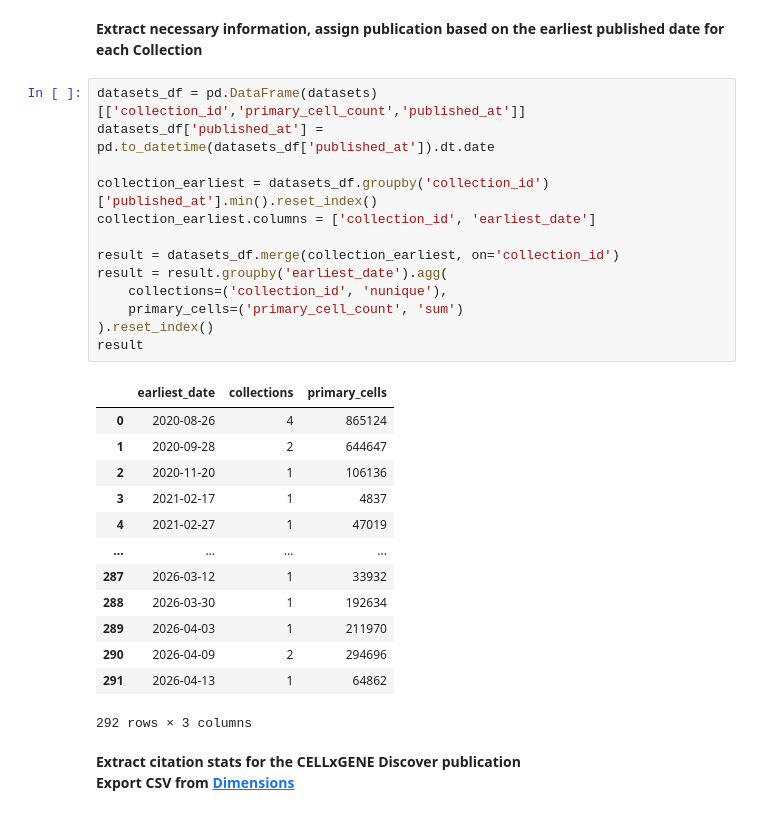
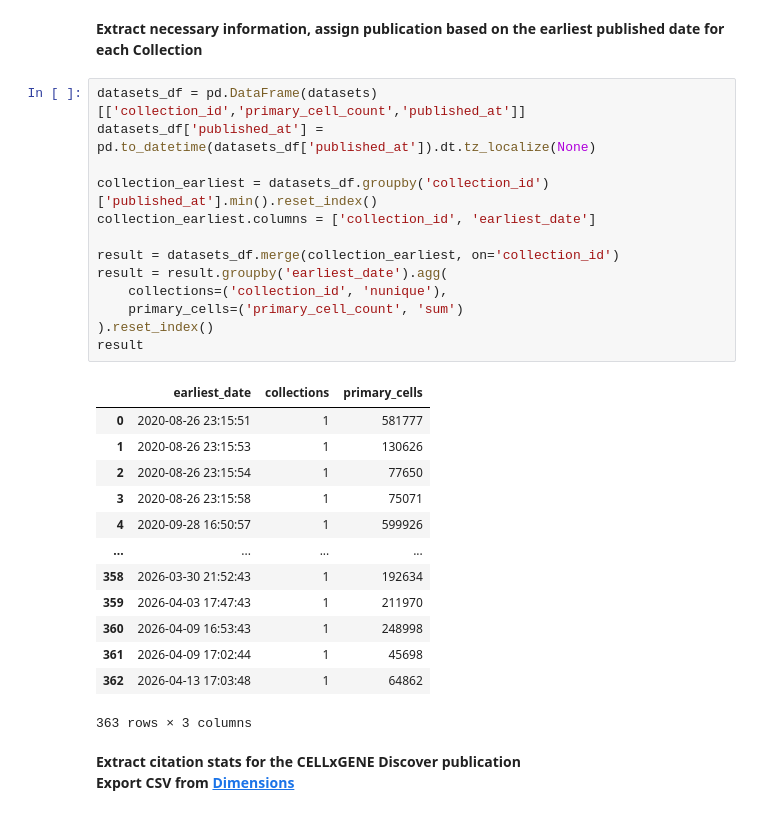
Before and after one commit to Lattice-Data/lattice-tools, a Jupyter notebook: cellxgene_resources/collab_submissions_pub/Figure2_corpus_growth.ipynb, the cells around one changed output. Saved outputs shown, nothing was run; the diff lists cells and outputs as text.

```diff
--- a/cellxgene_resources/collab_submissions_pub/Figure2_corpus_growth.ipynb
+++ b/cellxgene_resources/collab_submissions_pub/Figure2_corpus_growth.ipynb
@@ -16,31 +16,31 @@ datasets = r.json()
 **Extract necessary information, assign publication based on the earliest published date for each Collection**
 # %%
 datasets_df = pd.DataFrame(datasets)[['collection_id','primary_cell_count','published_at']]
-datasets_df['published_at'] = pd.to_datetime(datasets_df['published_at']).dt.date
+datasets_df['published_at'] = pd.to_datetime(datasets_df['published_at']).dt.tz_localize(None)
 
 collection_earliest = datasets_df.groupby('collection_id')['published_at'].min().reset_index()
 collection_earliest.columns = ['collection_id', 'earliest_date']
 
 result = datasets_df.merge(collection_earliest, on='collection_id')
 result = result.groupby('earliest_date').agg(
     collections=('collection_id', 'nunique'),
     primary_cells=('primary_cell_count', 'sum')
 ).reset_index()
 result
 # %% [output]
 |  | earliest_date | collections | primary_cells |
-| 0 | 2020-08-26 | 4 | 865124 |
-| 1 | 2020-09-28 | 2 | 644647 |
-| 2 | 2020-11-20 | 1 | 106136 |
-| 3 | 2021-02-17 | 1 | 4837 |
-| 4 | 2021-02-27 | 1 | 47019 |
+| 0 | 2020-08-26 23:15:51 | 1 | 581777 |
+| 1 | 2020-08-26 23:15:53 | 1 | 130626 |
+| 2 | 2020-08-26 23:15:54 | 1 | 77650 |
+| 3 | 2020-08-26 23:15:58 | 1 | 75071 |
+| 4 | 2020-09-28 16:50:57 | 1 | 599926 |
 | ... | ... | ... | ... |
-| 287 | 2026-03-12 | 1 | 33932 |
-| 288 | 2026-03-30 | 1 | 192634 |
-| 289 | 2026-04-03 | 1 | 211970 |
-| 290 | 2026-04-09 | 2 | 294696 |
-| 291 | 2026-04-13 | 1 | 64862 |
+| 358 | 2026-03-30 21:52:43 | 1 | 192634 |
+| 359 | 2026-04-03 17:47:43 | 1 | 211970 |
+| 360 | 2026-04-09 16:53:43 | 1 | 248998 |
+| 361 | 2026-04-09 17:02:44 | 1 | 45698 |
+| 362 | 2026-04-13 17:03:48 | 1 | 64862 |
-292 rows × 3 columns
+363 rows × 3 columns
 # %% [markdown]
 **Extract citation stats for the CELLxGENE Discover publication**\
 **Export CSV from [Dimensions](https://app.dimensions.ai/discover/publication?or_subset_publication_citations=pub.1182803254)**
```
Also changed, not shown: parts of 8 cells of this notebook.
